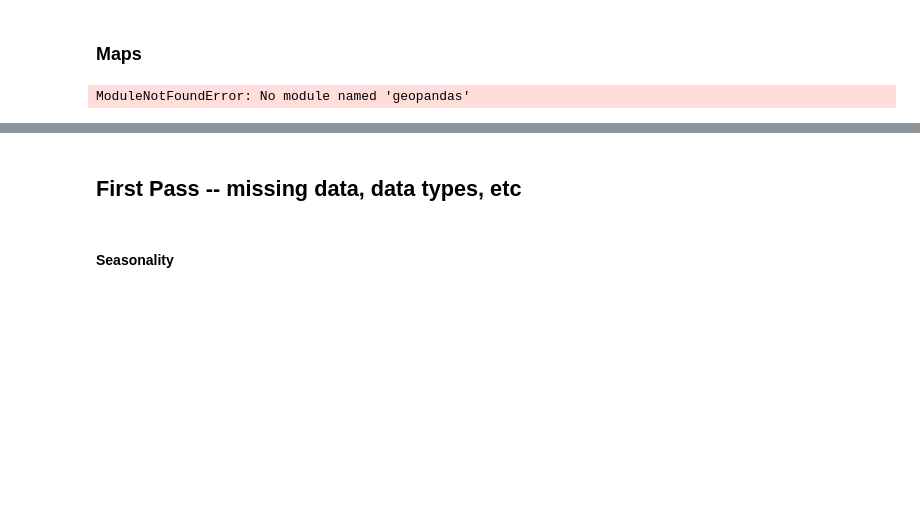
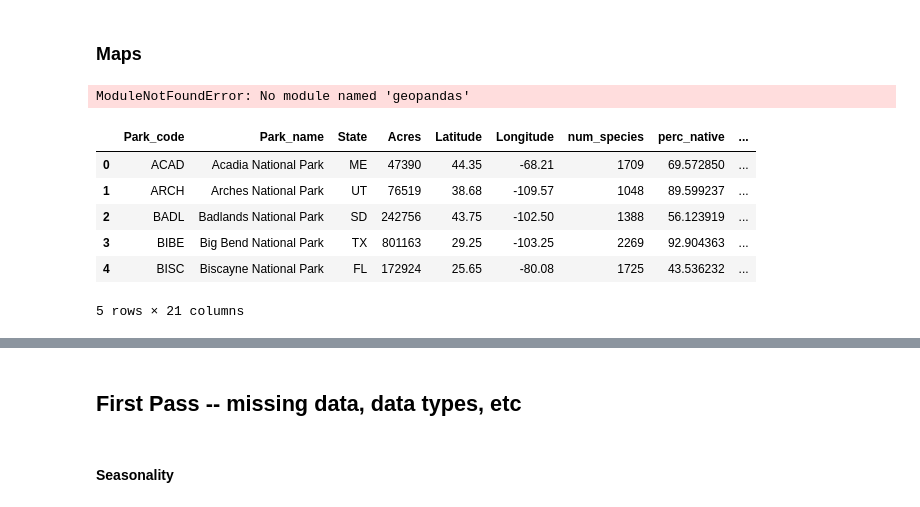
Before and after one commit to JennyArbo/CG2021_Final_Project_Jenny_Chrissy, a Jupyter notebook: Final Project.ipynb, the cells around one changed output, grey strips where cells are left out. Drawn from its saved outputs; the diff is of its cells as text; code cells hidden in the pictures; blank space fills up the shorter version.

```diff
--- a/Final Project.ipynb
+++ b/Final Project.ipynb
@@ -378,32 +378,40 @@ agg_df2.head()
 | 3 | BIBE | Big Bend National Park | TX | 801163 | 29.25 | -103.25 |
 | 4 | BISC | Biscayne National Park | FL | 172924 | 25.65 | -80.08 |
 # %%
-aggregate_dict = {'num_categories_present':[], 'num_orders_present':[], 'num_families_present':[],
-                  'num_rare':[], 'num_uncommon':[], 'perc_uncommon_rare':[], 'num_protected':[], 'perc_protected':[],
-                  'num_endangered':[], 'perc_endangered':[], 'num_plants':[], 'num_animals':[], 'perc_plants':[], }
+aggregate_dict = {'num_species':[], 'perc_native':[],'num_categories_present':[], 'num_orders_present':[],
+                  'num_families_present':[],'num_rare':[], 'num_uncommon':[], 'perc_uncommon_rare':[],
+                  'num_protected':[], 'perc_protected':[],'num_endangered':[], 'perc_endangered':[],
+                  'num_plants':[], 'num_animals':[], 'perc_plants':[], }
 
 
 for park in park_name_list:
     agg_df = species_df.copy(deep=True)
     agg_df = agg_df.loc[agg_df['Park_name'] == str(park)]
-    num_species2 = agg_df['Scientific_name'].nunique()
+
+    num_species = agg_df['Scientific_name'].nunique()
+    num_species_native = agg_df.loc[agg_df['Nativeness'] == 'Native', 'Scientific_name'].count()
+    perc_native = (num_species_native/num_species)*100
+    aggregate_dict['num_species'].append(num_species)
+    aggregate_dict['perc_native'].append(perc_native)
+
+
     num_categories_present = agg_df['Category'].nunique()
     num_orders_present = agg_df['Order'].nunique()
     num_families_present = agg_df['Family'].nunique()
     num_rare = agg_df.loc[agg_df['Abundance'] == 'Rare', 'Scientific_name'].count()
     num_uncommon = agg_df.loc[agg_df['Abundance'] == 'Uncommon', 'Scientific_name'].count()
-    perc_uncommon_rare = ((num_rare + num_uncommon)/num_species2)*100
+    perc_uncommon_rare = ((num_rare + num_uncommon)/num_species)*100
     num_concern = agg_df.loc[agg_df['Conservation_status'] == 'Species of Concern', 'Scientific_name'].count()
     num_prop_threatened = agg_df.loc[agg_df['Conservation_status'] == 'Proposed Threatened', 'Scientific_name'].count()
     num_threatened = agg_df.loc[agg_df['Conservation_status'] == 'Threatened', 'Scientific_name'].count()
     num_prop_endangered = agg_df.loc[agg_df['Conservation_status'] == 'Proposed Endangered', 'Scientific_name'].count()
     num_endangered = agg_df.loc[agg_df['Conservation_status'] == 'Endangered', 'Scientific_name'].count()
     num_protected = num_prop_threatened + num_concern + num_threatened + num_prop_endangered + num_endangered
-    perc_protected = (num_protected/num_species2)*100
-    perc_endangered = ((num_prop_endangered + num_endangered)/num_species2)*100
+    perc_protected = (num_protected/num_species)*100
+    perc_endangered = ((num_prop_endangered + num_endangered)/num_species)*100
     num_plants = agg_df.loc[agg_df['plant_animal_boolean'] == 0, 'Scientific_name'].count()
-    num_animals = num_species2 - num_plants
-    perc_plants = (num_plants/num_species2)*100
+    num_animals = num_species - num_plants
+    perc_plants = (num_plants/num_species)*100
 
     aggregate_dict['num_categories_present'].append(num_categories_present)
     aggregate_dict['num_orders_present'].append(num_orders_present)
@@ -480,0 +482,10 @@ ModuleNotFoundError: No module named 'geopandas'
+# %%
+biodiversity_df.head()
+# %% [output]
+|  | Park_code | Park_name | State | Acres | Latitude | Longitude | num_species | perc_native | ... |
+| 0 | ACAD | Acadia National Park | ME | 47390 | 44.35 | -68.21 | 1709 | 69.572850 | ... |
+| 1 | ARCH | Arches National Park | UT | 76519 | 38.68 | -109.57 | 1048 | 89.599237 | ... |
+| 2 | BADL | Badlands National Park | SD | 242756 | 43.75 | -102.50 | 1388 | 56.123919 | ... |
+| 3 | BIBE | Big Bend National Park | TX | 801163 | 29.25 | -103.25 | 2269 | 92.904363 | ... |
+| 4 | BISC | Biscayne National Park | FL | 172924 | 25.65 | -80.08 | 1725 | 43.536232 | ... |
+5 rows × 21 columns
```
Also changed, not shown: parts of 5 cells of this notebook.
